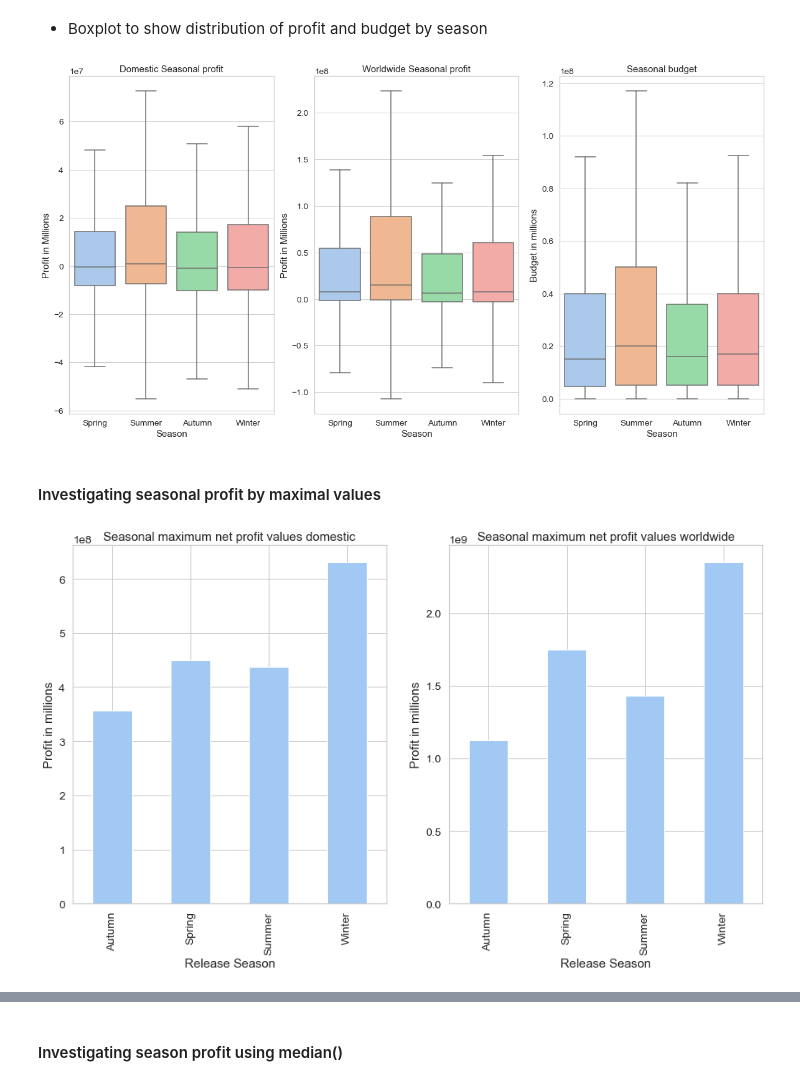
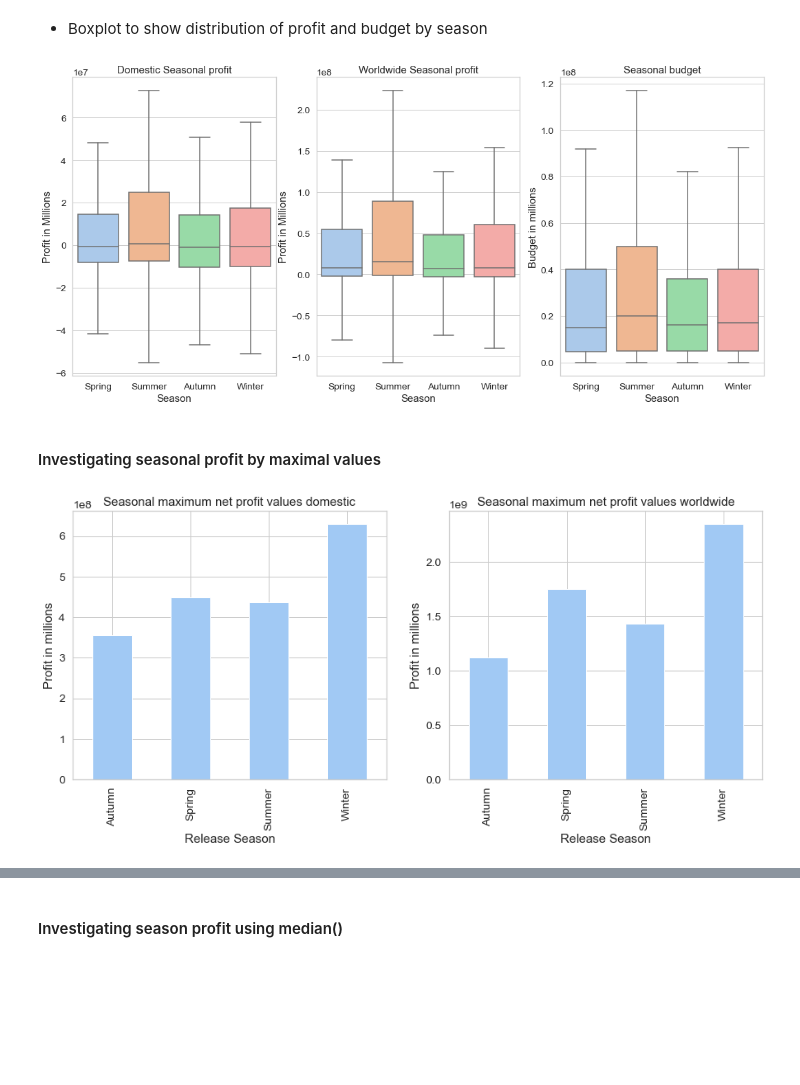
Before and after one commit to NBYHO/Microsoft-project-1, a Jupyter notebook: dsc-phase1-project-template.final.ipynb, the cells around one changed output, grey strips where cells are left out. Drawn from its saved outputs; the diff is of its cells as text; code cells hidden in the pictures; blank space fills up the shorter version.

```diff
--- a/dsc-phase1-project-template.final.ipynb
+++ b/dsc-phase1-project-template.final.ipynb
@@ -106,7 +106,7 @@ import seaborn as sns
 %matplotlib inline
 sns.set_theme(context='notebook', palette='pastel',
               style='whitegrid', font='sans-serif', font_scale=1.25,
-              color_codes=True, rc={'figure.figsize':(10,8)})
+              color_codes=True, rc={'figure.figsize':(6,4)})
 # %% [markdown]
 ## 5. Data exploration
 # %% [markdown]
@@ -1089,25 +1089,25 @@ axes_2.set(xlabel='Season', ylabel='Profit in millions');
 - Boxplot to show distribution of profit and budget by season
 # %%
 season_list = ['Spring', 'Summer', 'Autumn', 'Winter']
-fig_6, axes_6 = plt.subplots(figsize=(20,10), ncols=3)
+fig_6, axes_6 = plt.subplots(figsize=(18,8), ncols=3)
 
 sns.boxplot(x='release_season', y='Domestic Net profit', ax=axes_6[0], data=df_4, showfliers=False, order=season_list)
 sns.boxplot(x='release_season', y='Worldwide Net profit', ax=axes_6[1], data=df_4, showfliers=False, order=season_list)
 sns.boxplot(x='release_season', y='production_budget', ax=axes_6[2], data=df_4, showfliers=False, order=season_list)
 
 axes_6[0].set_xlabel('Season', fontsize = 15)
 axes_6[0].set_ylabel('Profit in Millions', fontsize = 15)
 axes_6[0].set_title('Domestic Seasonal profit', fontsize = 15)
 
 axes_6[1].set_xlabel('Season', fontsize = 15)
 axes_6[1].set_ylabel('Profit in Millions', fontsize = 15)
 axes_6[1].set_title('Worldwide Seasonal profit', fontsize = 15)
 
 axes_6[2].set_xlabel('Season', fontsize = 15)
 axes_6[2].set_ylabel('Budget in millions', fontsize = 15)
 axes_6[2].set_title('Seasonal budget', fontsize = 15);
 # %% [output]
-[figure, old version]
+[figure, new version]
 # %% [markdown]
 #### Investigating seasonal profit by maximal values
 # %%
@@ -1116,7 +1116,7 @@ top_season_domestic = df_4.groupby('release_season')['Domestic Net profit'].max(
 #Find top grossing season worldwide
 top_season_worldwide = df_4.groupby('release_season')['Worldwide Net profit'].max()
 # %%
-fig_3, axes_1 = plt.subplots(figsize=(15,8), ncols=2)
+fig_3, axes_1 = plt.subplots(figsize=(15,6), ncols=2)
 max_dom = top_season_domestic.plot(kind='bar', ax= axes_1[0])
 max_dom.set_title('Seasonal maximum net profit values domestic')
 max_dom.set(xlabel='Release Season', ylabel='Profit in millions');
@@ -1125,7 +1125,7 @@ max_world = top_season_worldwide.plot(kind='bar', ax= axes_1[1])
 max_world.set_title('Seasonal maximum net profit values worldwide')
 max_world.set(xlabel='Release Season', ylabel='Profit in millions');
 # %% [output]
-[figure, old version]
+[figure, new version]
 # %%
 #Find maximal budget by season
 top_season_budget = df_4.groupby('release_season')['production_budget'].max()
```
Also changed, not shown: parts of 25 cells of this notebook, 5 other files.
